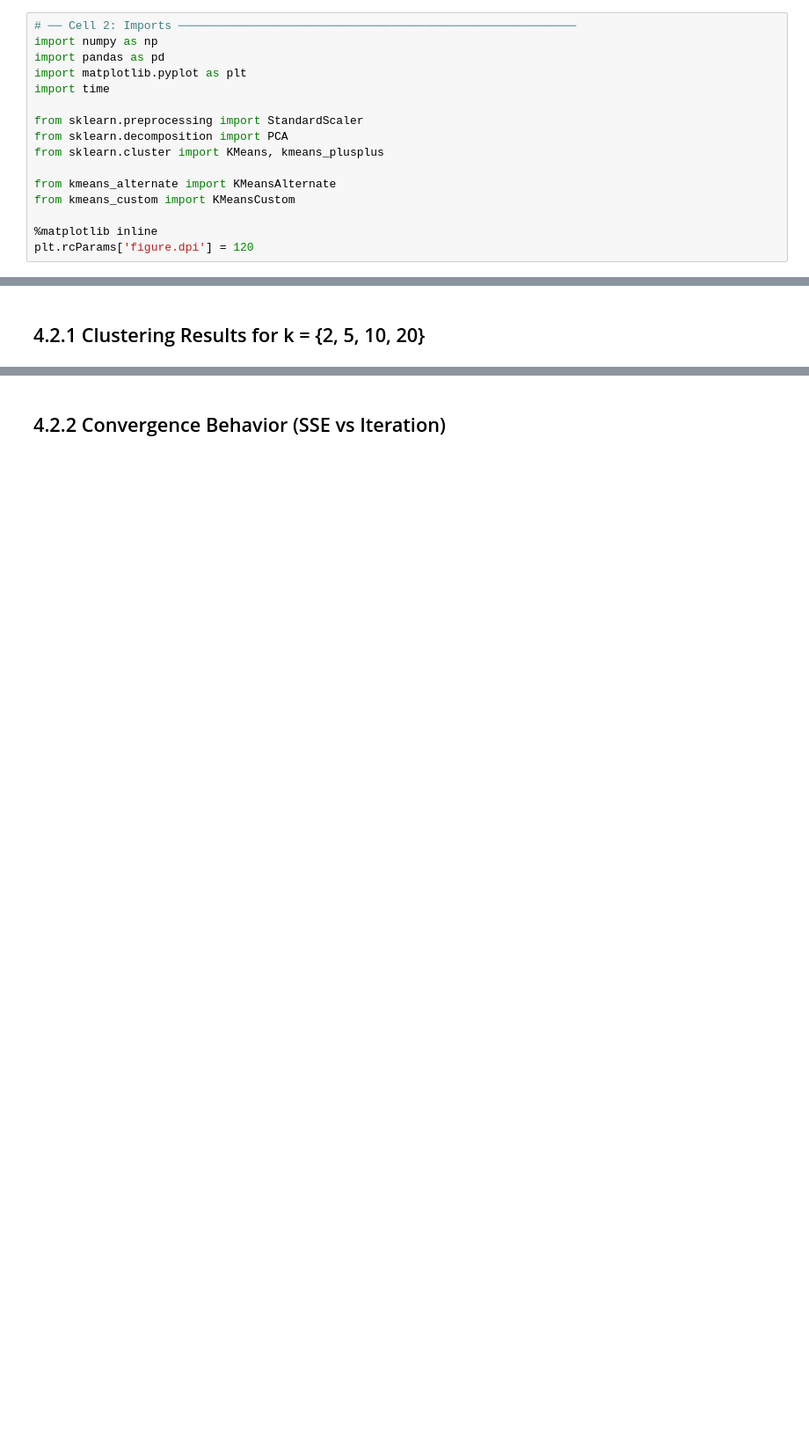
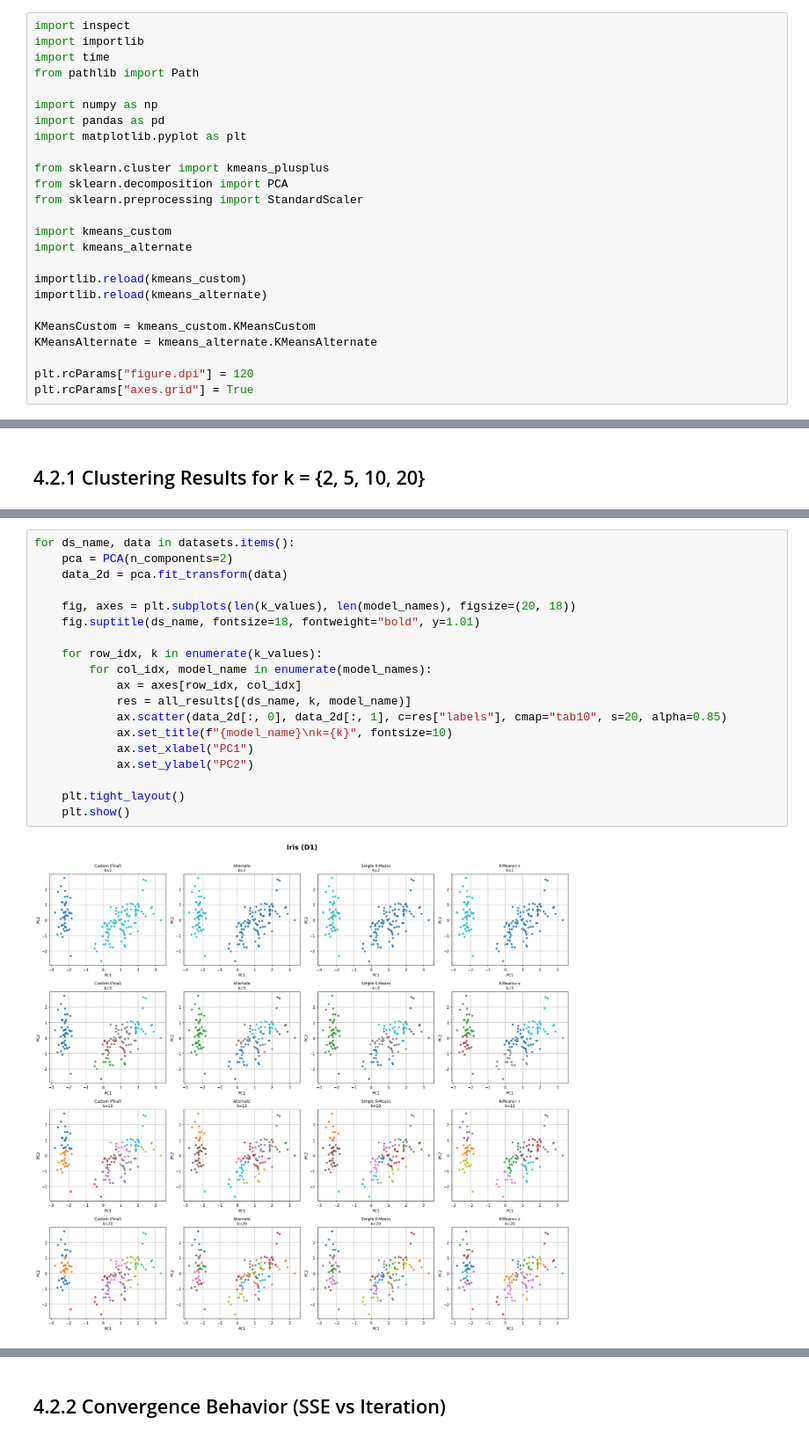
Before and after one commit to MehdiSabor/ADT-Project, a Jupyter notebook: section4_analysis.ipynb, the cells around one changed output, grey strips where cells are left out. Shown at 88% size. Cells and saved outputs as stored; diff of their text form; blank space fills up the shorter version.

Commit message:
k means enhanced alternate + kmeans custom

```diff
--- a/section4_analysis.ipynb
+++ b/section4_analysis.ipynb
@@ -18,16 +22,25 @@ examining clustering quality (SSE), convergence behavior, assignment stability,
 # %%
-# ── Cell 2: Imports ──────────────────────────────────────────────────────────
+import inspect
+import importlib
+import time
+from pathlib import Path
+
 import numpy as np
 import pandas as pd
 import matplotlib.pyplot as plt
-import time
 
+from sklearn.cluster import kmeans_plusplus
+from sklearn.decomposition import PCA
 from sklearn.preprocessing import StandardScaler
-from sklearn.decomposition import PCA
-from sklearn.cluster import KMeans, kmeans_plusplus
 
-from kmeans_alternate import KMeansAlternate
-from kmeans_custom import KMeansCustom
+import kmeans_custom
+import kmeans_alternate
 
-%matplotlib inline
-plt.rcParams['figure.dpi'] = 120
+importlib.reload(kmeans_custom)
+importlib.reload(kmeans_alternate)
+
+KMeansCustom = kmeans_custom.KMeansCustom
+KMeansAlternate = kmeans_alternate.KMeansAlternate
+
+plt.rcParams["figure.dpi"] = 120
+plt.rcParams["axes.grid"] = True
@@ -262,0 +293,21 @@ for ds_name, data in datasets.items():
+# %%
+for ds_name, data in datasets.items():
+    pca = PCA(n_components=2)
+    data_2d = pca.fit_transform(data)
+
+    fig, axes = plt.subplots(len(k_values), len(model_names), figsize=(20, 18))
+    fig.suptitle(ds_name, fontsize=18, fontweight="bold", y=1.01)
+
+    for row_idx, k in enumerate(k_values):
+        for col_idx, model_name in enumerate(model_names):
+            ax = axes[row_idx, col_idx]
+            res = all_results[(ds_name, k, model_name)]
+            ax.scatter(data_2d[:, 0], data_2d[:, 1], c=res["labels"], cmap="tab10", s=20, alpha=0.85)
+            ax.set_title(f"{model_name}\nk={k}", fontsize=10)
+            ax.set_xlabel("PC1")
+            ax.set_ylabel("PC2")
+
+    plt.tight_layout()
+    plt.show()
+# %% [output]
+[figure, added]
```
Also changed, not shown: parts of 28 cells of this notebook, 3 other files.
